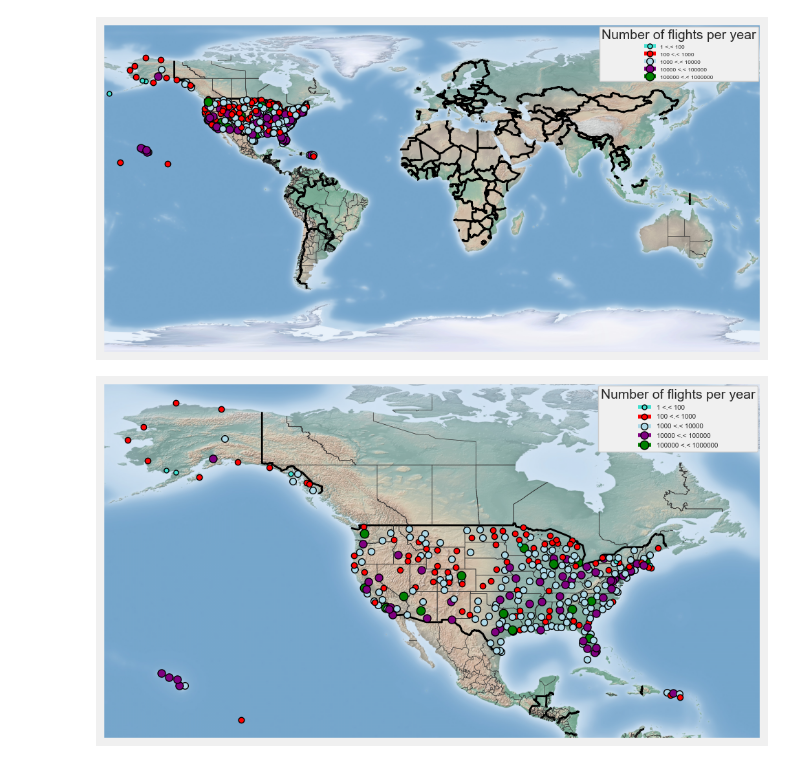
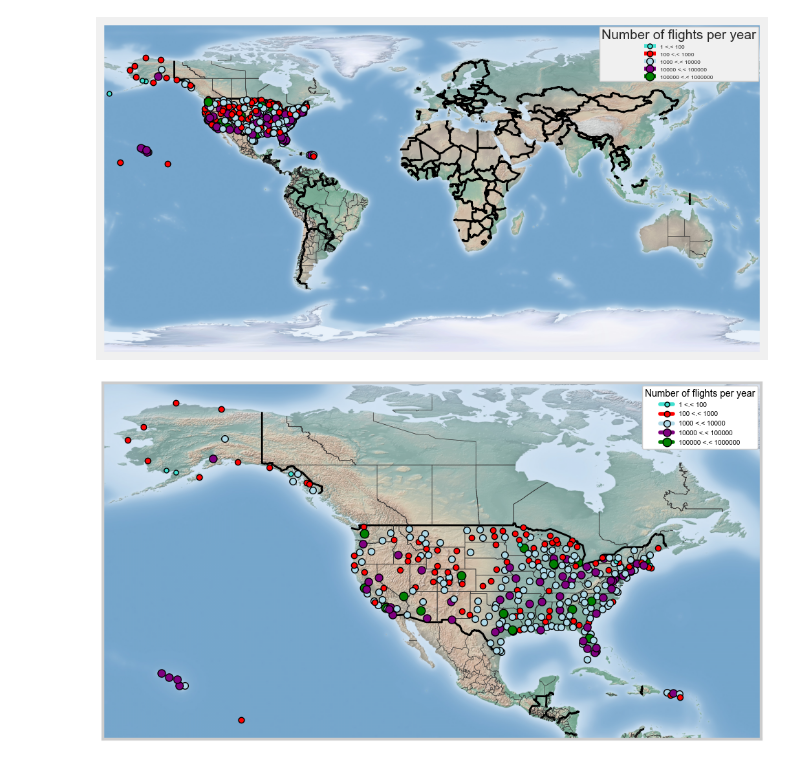
Before and after one commit to TatjanaWas/Techlabs-DS-Flights, a Jupyter notebook: code/flights_prediction.ipynb, the cells around one changed output. Cells and saved outputs as stored; diff of their text form; code cells hidden in the pictures.

```diff
--- a/code/flights_prediction.ipynb
+++ b/code/flights_prediction.ipynb
@@ -141,36 +141,44 @@ for i in range(len(size_limits)-1):
 #resolution = 'i', install  basemap-data-hires for resolution='h' = high
 map = Basemap(resolution='i', llcrnrlon=-170, urcrnrlon=-50, llcrnrlat=10, urcrnrlat=75, lat_0=0, lon_0=0)
 
 map.shadedrelief()
 map.drawcountries(linewidth=2)
 map.drawstates(color='0.2')
 ##########################################################################################################################
 
 # put airports on map
 
 for index, (airports_code, y,x) in aiports [['IATA_CODE', 'LATITUDE', 'LONGITUDE']].iterrows():
     x,y = map(x,y)
     isize=[i for i, val in enumerate(size_limits) if val < count_flights[airports_code]]
     ind= isize[-1]
     # markeredgecolor: k = black, ‘b'=blue, 'g'=green, 'm'=magenta ......
     # markertypes : 'o'= circle, 'D' and 'd' diamonds
     map.plot(x,y, marker='o', markersize=ind+5, markeredgewidth=1, color=colors[ind], markeredgecolor='k', label=labels[ind])
 
 ##########################################################################################################################
 
 # remove duplicate labels and set their order
 handles, labels = plt.gca().get_legend_handles_labels()
 by_label = OrderedDict(zip(labels, handles))
 key_order = ('1 <.< 100', '100 <.< 1000', '1000 <.< 10000',
              '10000 <.< 100000', '100000 <.< 1000000')
 new_label = OrderedDict()
 for key in key_order:
     new_label[key] = by_label[key]
-plt.legend(new_label.values(), new_label.keys(), loc = 1, prop= {'size': 7},
-           title='Number of flights per year', frameon = True, framealpha = 1)
+legend = plt.legend(new_label.values(), new_label.keys(), loc = 1, prop= {'size': 7},
+           title='Number of flights per year', frameon = True, framealpha = 1, fontsize=12,
+           title_fontsize=12)
+
+legend.get_frame().set_facecolor('white')  # Set the legend background color to blue
+legend.get_title().set_fontsize(10)  # Set the legend title size to 12
+legend.get_title().set_color('black')
+#legend.get_title().set_backgroundcolor('darkblue')  # Set the legend title background color to dark blue
+plt.setp(legend.get_texts(), color='black')  # Set the color of the text to white
+
 plt.show()
 # %% [output]
-[figure, old version]
+[figure, new version]
 # %%
 df_flights = pd.read_csv('../flight_data/flights.csv')
 
```
Also changed, not shown: parts of 5 cells of this notebook, 1 other file.
